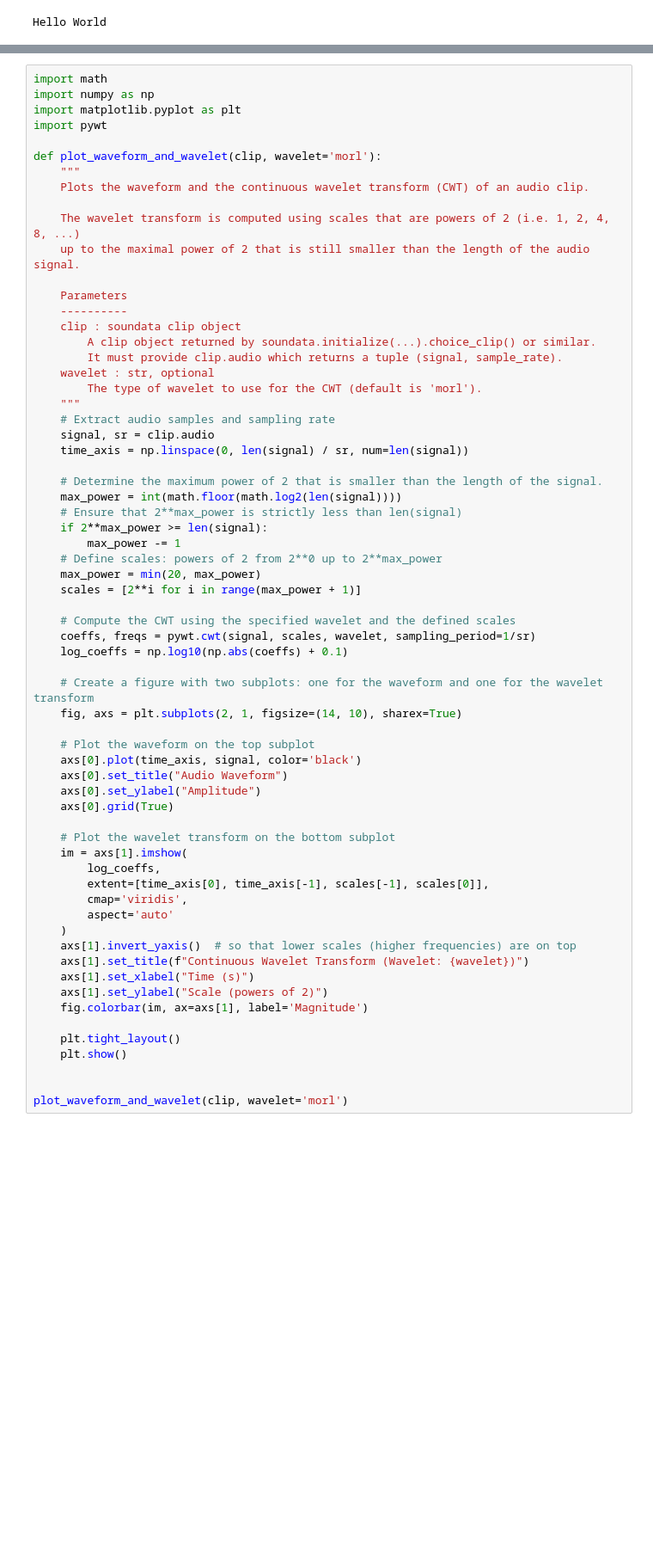
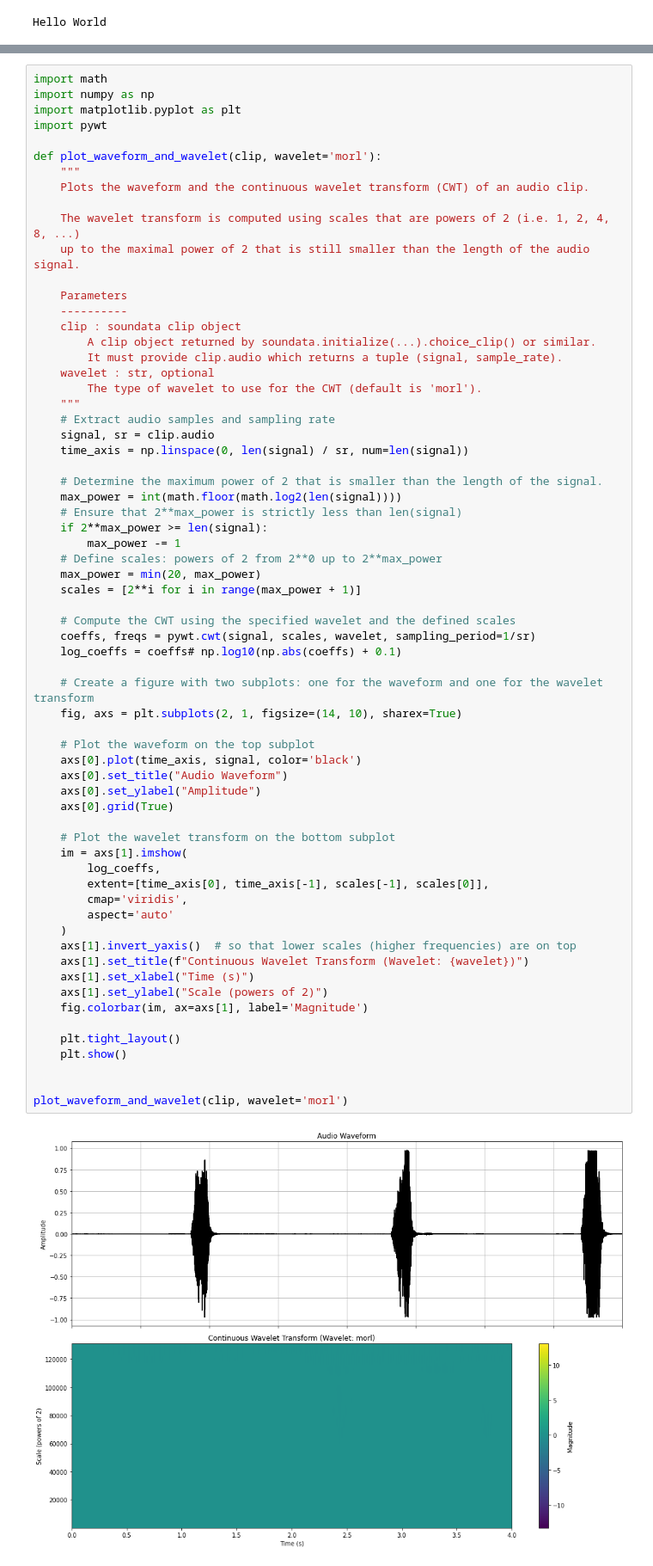
Before and after one commit to BenWilop/ablation_study_wavelet_networks, a Jupyter notebook: playground.ipynb, the cells around one changed output, grey strips where cells are left out. Shown: that part at 86% size. Saved outputs shown, nothing was run; the diff lists cells and outputs as text; blank space fills up the shorter version.

```diff
--- a/playground.ipynb
+++ b/playground.ipynb
@@ -73,32 +73,34 @@ def plot_waveform_and_wavelet(clip, wavelet='morl'):
 
     # Compute the CWT using the specified wavelet and the defined scales
     coeffs, freqs = pywt.cwt(signal, scales, wavelet, sampling_period=1/sr)
-    log_coeffs = np.log10(np.abs(coeffs) + 0.1)
+    log_coeffs = coeffs# np.log10(np.abs(coeffs) + 0.1)
 
     # Create a figure with two subplots: one for the waveform and one for the wavelet transform
     fig, axs = plt.subplots(2, 1, figsize=(14, 10), sharex=True)
 
     # Plot the waveform on the top subplot
     axs[0].plot(time_axis, signal, color='black')
     axs[0].set_title("Audio Waveform")
     axs[0].set_ylabel("Amplitude")
     axs[0].grid(True)
 
     # Plot the wavelet transform on the bottom subplot
     im = axs[1].imshow(
         log_coeffs,
         extent=[time_axis[0], time_axis[-1], scales[-1], scales[0]],
         cmap='viridis',
         aspect='auto'
     )
     axs[1].invert_yaxis()  # so that lower scales (higher frequencies) are on top
     axs[1].set_title(f"Continuous Wavelet Transform (Wavelet: {wavelet})")
     axs[1].set_xlabel("Time (s)")
     axs[1].set_ylabel("Scale (powers of 2)")
     fig.colorbar(im, ax=axs[1], label='Magnitude')
 
     plt.tight_layout()
     plt.show()
 
 
 plot_waveform_and_wavelet(clip, wavelet='morl')
+# %% [output]
+[figure, added]
```
Also changed, not shown: parts of 2 cells of this notebook, 1 other file.
